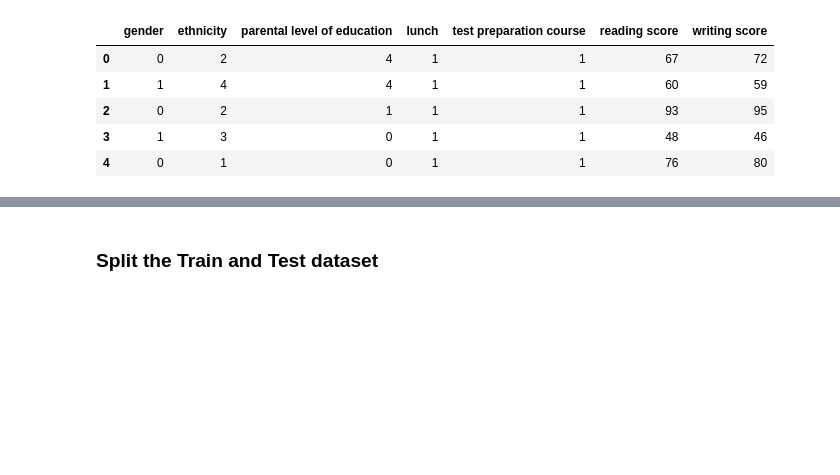
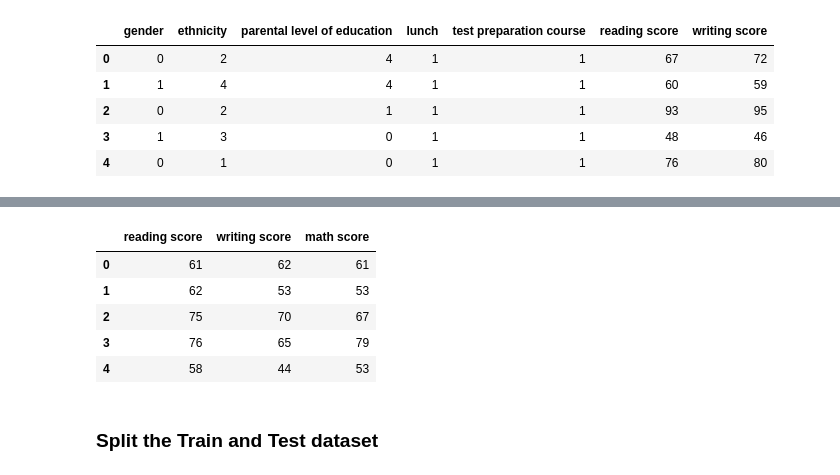
Before and after one commit to SenthilKumar009/Machine-Learning-Projects, a Jupyter notebook: DockShip/Exam Mark Prediction/mark_prediction.ipynb, the cells around one changed output, grey strips where cells are left out. Saved outputs shown, nothing was run; the diff lists cells and outputs as text; code cells hidden in the pictures; blank space fills up the shorter version.

```diff
--- a/DockShip/Exam Mark Prediction/mark_prediction.ipynb
+++ b/DockShip/Exam Mark Prediction/mark_prediction.ipynb
@@ -251,6 +262,15 @@ test_data.head()
 # %%
-train_data.drop(['reading score', 'writing score'], axis=1, inplace=True)
-test_data.drop(['reading score', 'writing score'], axis=1, inplace=True)
+train_data.drop(['parental level of education', 'test preparation course', 'gender', 'ethnicity', 'lunch'], axis=1, inplace=True)
+test_data.drop(['parental level of education', 'test preparation course', 'gender', 'ethnicity', 'lunch'], axis=1, inplace=True)
+# %%
+train_data.head()
+# %% [output]
+|  | reading score | writing score | math score |
+| 0 | 61 | 62 | 61 |
+| 1 | 62 | 53 | 53 |
+| 2 | 75 | 70 | 67 |
+| 3 | 76 | 65 | 79 |
+| 4 | 58 | 44 | 53 |
 # %% [markdown]
 ### Split the Train and Test dataset
 # %%
```
Also changed, not shown: parts of 9 cells of this notebook, 12 other files.
